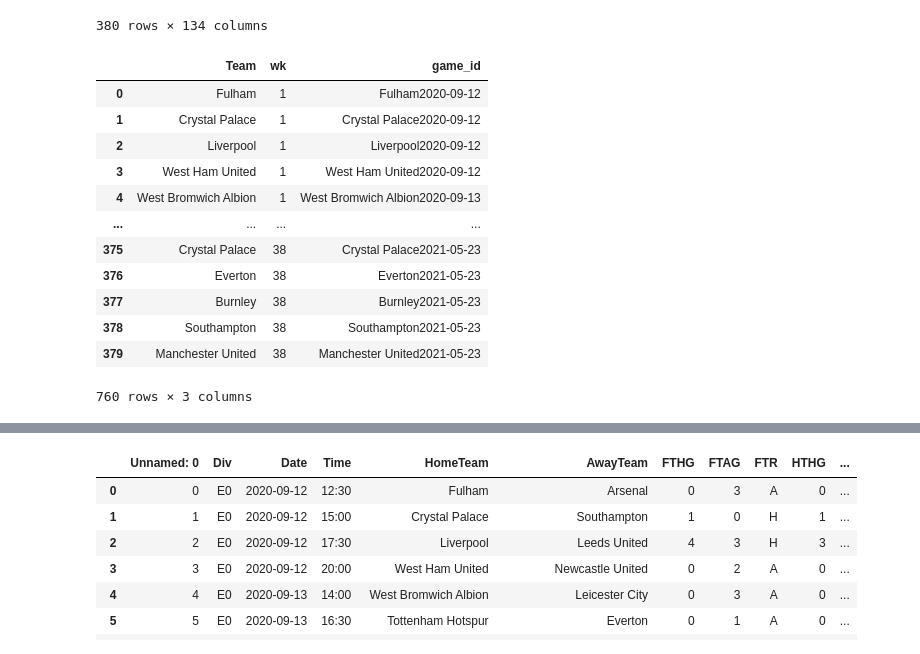
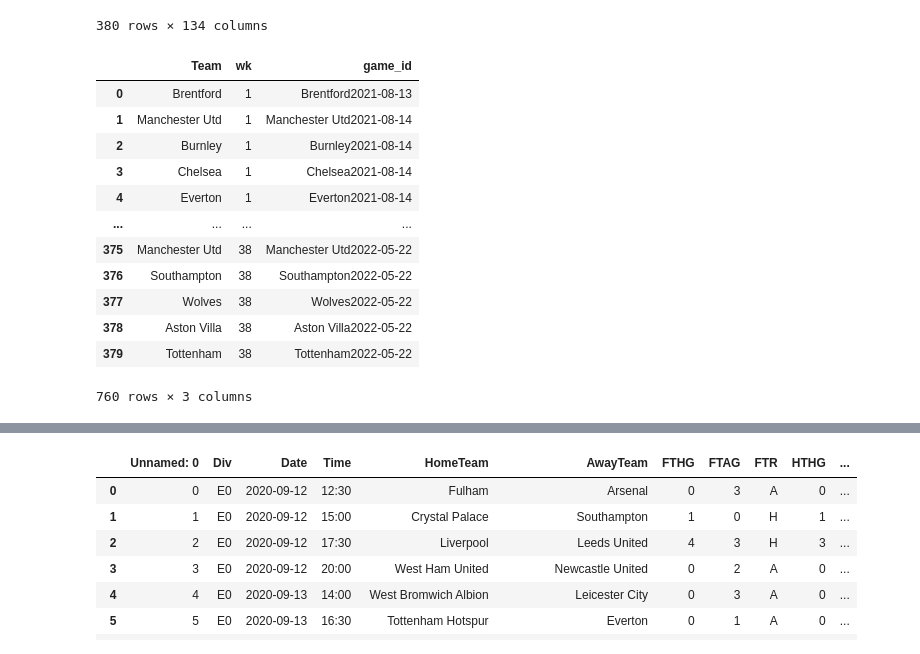
Before and after one commit to Giuliano99/Masterarbeit, a Jupyter notebook: Player Stats.ipynb, the cells around one changed output, grey strips where cells are left out. Saved outputs shown, nothing was run; the diff lists cells and outputs as text; code cells hidden in the pictures.

```diff
--- a/Player Stats.ipynb
+++ b/Player Stats.ipynb
@@ -70,23 +70,25 @@ PL20_21_fixtures
 # %%
 def get_wk(fixtures):
     home = fixtures[['HomeTeam', 'Wk_h', 'game_home_ID']]
     away = fixtures[['AwayTeam', 'Wk_a', 'game_away_ID']]
     home = home.rename(columns={'HomeTeam':'Team','Wk_h':'wk', 'game_home_ID': 'game_id'})
     away = away.rename(columns={'AwayTeam':'Team','Wk_a':'wk', 'game_away_ID': 'game_id'})
     return home.append(away)
+game_weeks_19 = get_wk(PL19_20_fixtures)
 game_weeks_20 = get_wk(PL20_21_fixtures)
-game_weeks
+game_weeks_21 = get_wk(PL21_22_fixtures)
+game_weeks_21
 # %% [output]
 |  | Team | wk | game_id |
-| 0 | Fulham | 1 | Fulham2020-09-12 |
-| 1 | Crystal Palace | 1 | Crystal Palace2020-09-12 |
-| 2 | Liverpool | 1 | Liverpool2020-09-12 |
-| 3 | West Ham United | 1 | West Ham United2020-09-12 |
-| 4 | West Bromwich Albion | 1 | West Bromwich Albion2020-09-13 |
+| 0 | Brentford | 1 | Brentford2021-08-13 |
+| 1 | Manchester Utd | 1 | Manchester Utd2021-08-14 |
+| 2 | Burnley | 1 | Burnley2021-08-14 |
+| 3 | Chelsea | 1 | Chelsea2021-08-14 |
+| 4 | Everton | 1 | Everton2021-08-14 |
 | ... | ... | ... | ... |
-| 375 | Crystal Palace | 38 | Crystal Palace2021-05-23 |
-| 376 | Everton | 38 | Everton2021-05-23 |
-| 377 | Burnley | 38 | Burnley2021-05-23 |
-| 378 | Southampton | 38 | Southampton2021-05-23 |
-| 379 | Manchester United | 38 | Manchester United2021-05-23 |
+| 375 | Manchester Utd | 38 | Manchester Utd2022-05-22 |
+| 376 | Southampton | 38 | Southampton2022-05-22 |
+| 377 | Wolves | 38 | Wolves2022-05-22 |
+| 378 | Aston Villa | 38 | Aston Villa2022-05-22 |
+| 379 | Tottenham | 38 | Tottenham2022-05-22 |
 760 rows × 3 columns
```
Also changed, not shown: parts of 4 cells of this notebook.
